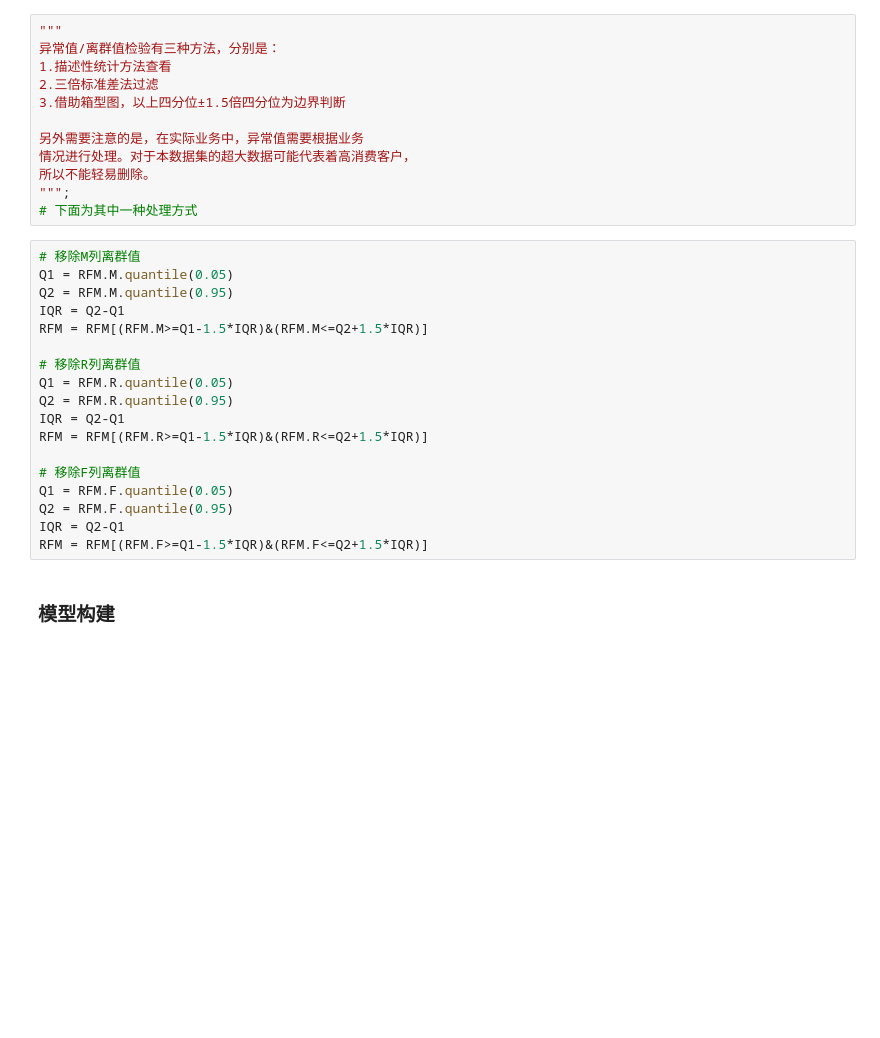
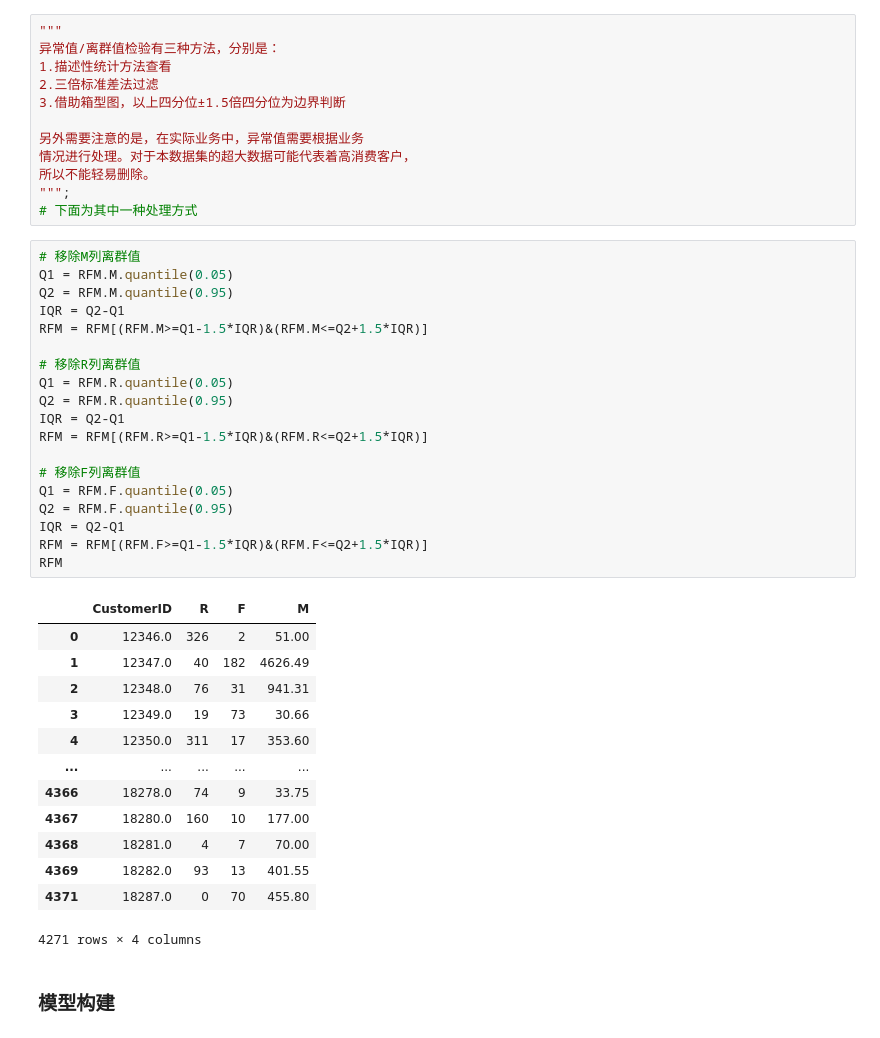
Before and after one commit to jaling9/PythonProjects, a Jupyter notebook: 基于kmean聚类实现用户分层RFM模型/基于kmeans聚类RFM模型.ipynb, the cells around one changed output. Cells and saved outputs as stored; diff of their text form; blank space fills up the shorter version.

```diff
--- a/基于kmean聚类实现用户分层RFM模型/基于kmeans聚类RFM模型.ipynb
+++ b/基于kmean聚类实现用户分层RFM模型/基于kmeans聚类RFM模型.ipynb
@@ -182,21 +182,36 @@ plt.title('离群值分布',fontsize = 18,fontweight = 'bold');
 # %%
 # 移除M列离群值
 Q1 = RFM.M.quantile(0.05)
 Q2 = RFM.M.quantile(0.95)
 IQR = Q2-Q1
 RFM = RFM[(RFM.M>=Q1-1.5*IQR)&(RFM.M<=Q2+1.5*IQR)]
 
 # 移除R列离群值
 Q1 = RFM.R.quantile(0.05)
 Q2 = RFM.R.quantile(0.95)
 IQR = Q2-Q1
 RFM = RFM[(RFM.R>=Q1-1.5*IQR)&(RFM.R<=Q2+1.5*IQR)]
 
 # 移除F列离群值
 Q1 = RFM.F.quantile(0.05)
 Q2 = RFM.F.quantile(0.95)
 IQR = Q2-Q1
 RFM = RFM[(RFM.F>=Q1-1.5*IQR)&(RFM.F<=Q2+1.5*IQR)]
+RFM
+# %% [output]
+|  | CustomerID | R | F | M |
+| 0 | 12346.0 | 326 | 2 | 51.00 |
+| 1 | 12347.0 | 40 | 182 | 4626.49 |
+| 2 | 12348.0 | 76 | 31 | 941.31 |
+| 3 | 12349.0 | 19 | 73 | 30.66 |
+| 4 | 12350.0 | 311 | 17 | 353.60 |
+| ... | ... | ... | ... | ... |
+| 4366 | 18278.0 | 74 | 9 | 33.75 |
+| 4367 | 18280.0 | 160 | 10 | 177.00 |
+| 4368 | 18281.0 | 4 | 7 | 70.00 |
+| 4369 | 18282.0 | 93 | 13 | 401.55 |
+| 4371 | 18287.0 | 0 | 70 | 455.80 |
+4271 rows × 4 columns
 # %% [markdown]
 ### **模型构建**
 # %%
```
Also changed, not shown: parts of 9 cells of this notebook.
